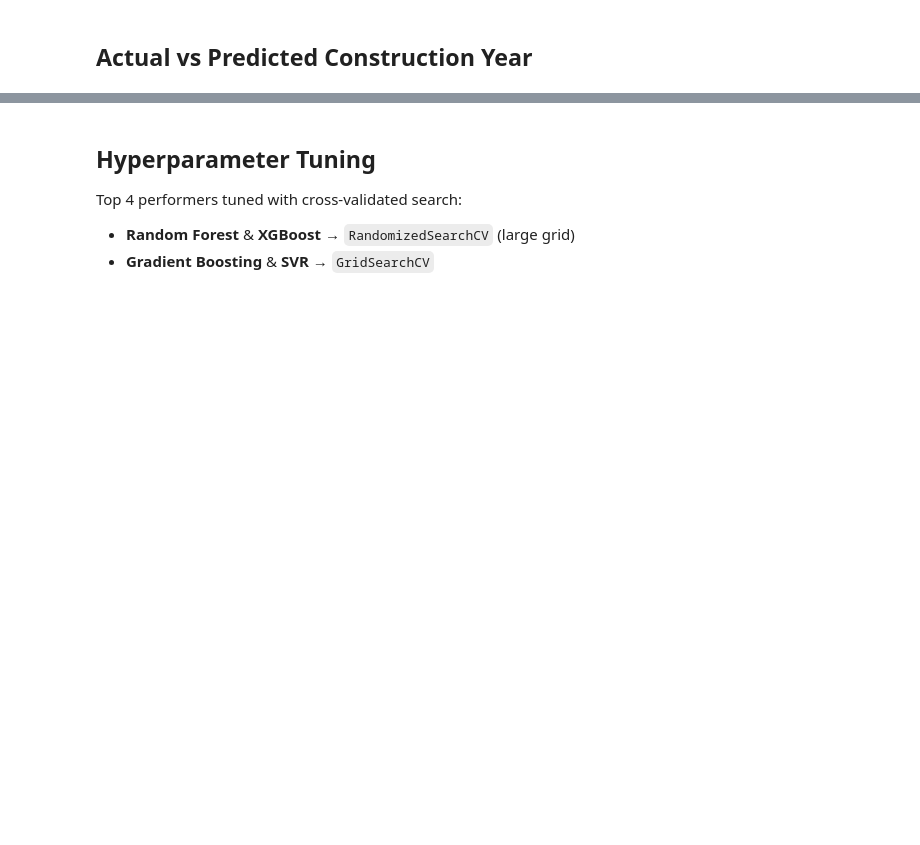
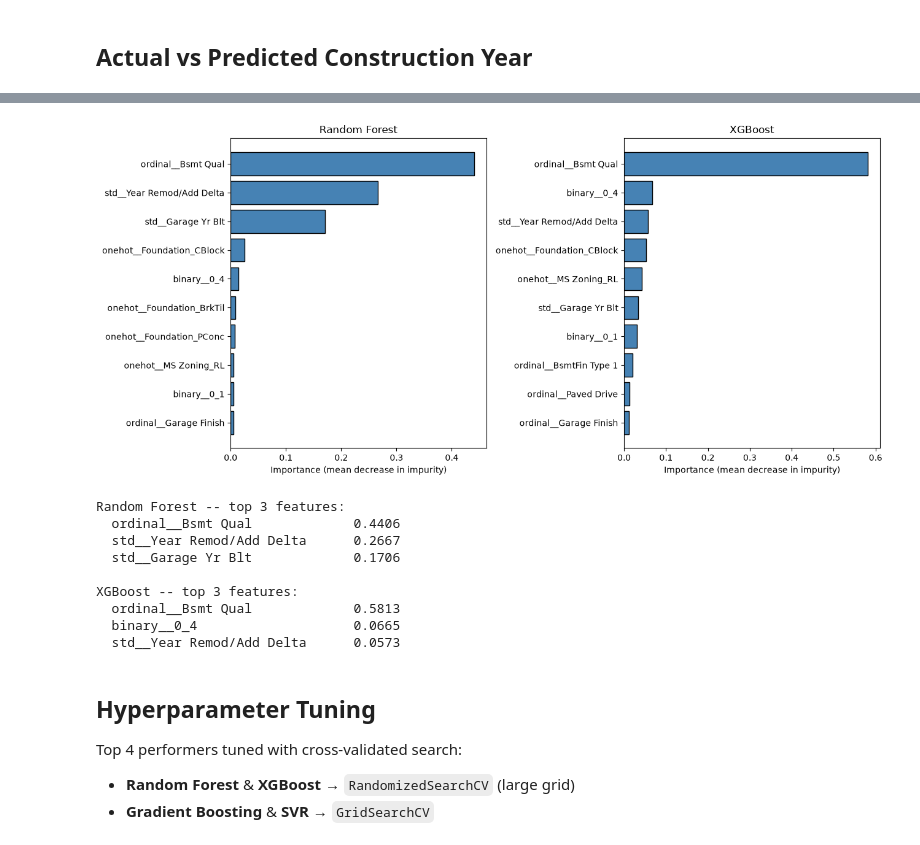
Before and after one commit to Anindo21/ames-housing-analysis, a Jupyter notebook: notebooks/regression.ipynb, the cells around one changed output, grey strips where cells are left out. Drawn from its saved outputs; the diff is of its cells as text; code cells hidden in the pictures; blank space fills up the shorter version.

```diff
--- a/notebooks/regression.ipynb
+++ b/notebooks/regression.ipynb
@@ -187,3 +193,46 @@ plt.show()
+# %%
+top_models_fi = {
+    'Random Forest': RandomForestRegressor(random_state=42),
+    'XGBoost':       XGBRegressor(random_state=42),
+}
+fitted_fi = {}
+for name, model in top_models_fi.items():
+    pipe = Pipeline(steps=[('preprocessor', preprocessor), ('model', clone(model))])
+    pipe.fit(X_train, y_train)
+    fitted_fi[name] = pipe
+
+fig, axes = plt.subplots(1, 2, figsize=(13, 6))
+for ax, (name, pipe) in zip(axes, fitted_fi.items()):
+    feat_names  = pipe.named_steps['preprocessor'].get_feature_names_out()
+    importances = pipe.named_steps['model'].feature_importances_
+    top_idx     = np.argsort(importances)[-10:]
+    ax.barh(range(len(top_idx)), importances[top_idx], color='steelblue', edgecolor='black')
+    ax.set_yticks(range(len(top_idx)))
+    ax.set_yticklabels([feat_names[i] for i in top_idx])
+    ax.set_xlabel('Importance (mean decrease in impurity)')
+    ax.set_title(name)
+plt.tight_layout()
+plt.show()
+
+for name, pipe in fitted_fi.items():
+    feat_names  = pipe.named_steps['preprocessor'].get_feature_names_out()
+    importances = pipe.named_steps['model'].feature_importances_
+    top3 = np.argsort(importances)[::-1][:3]
+    print(f'{name} -- top 3 features:')
+    for i in top3:
+        print(f'  {feat_names[i]:30s} {importances[i]:.4f}')
+    print()
+# %% [output]
+[figure, added]
+Random Forest -- top 3 features:
+  ordinal__Bsmt Qual             0.4406
+  std__Year Remod/Add Delta      0.2667
+  std__Garage Yr Blt             0.1706
+
+XGBoost -- top 3 features:
+  ordinal__Bsmt Qual             0.5813
+  binary__0_4                    0.0665
+  std__Year Remod/Add Delta      0.0573
 # %% [markdown]
 ## Hyperparameter Tuning
 
```
Also changed, not shown: parts of 7 cells of this notebook, 10 other files.
